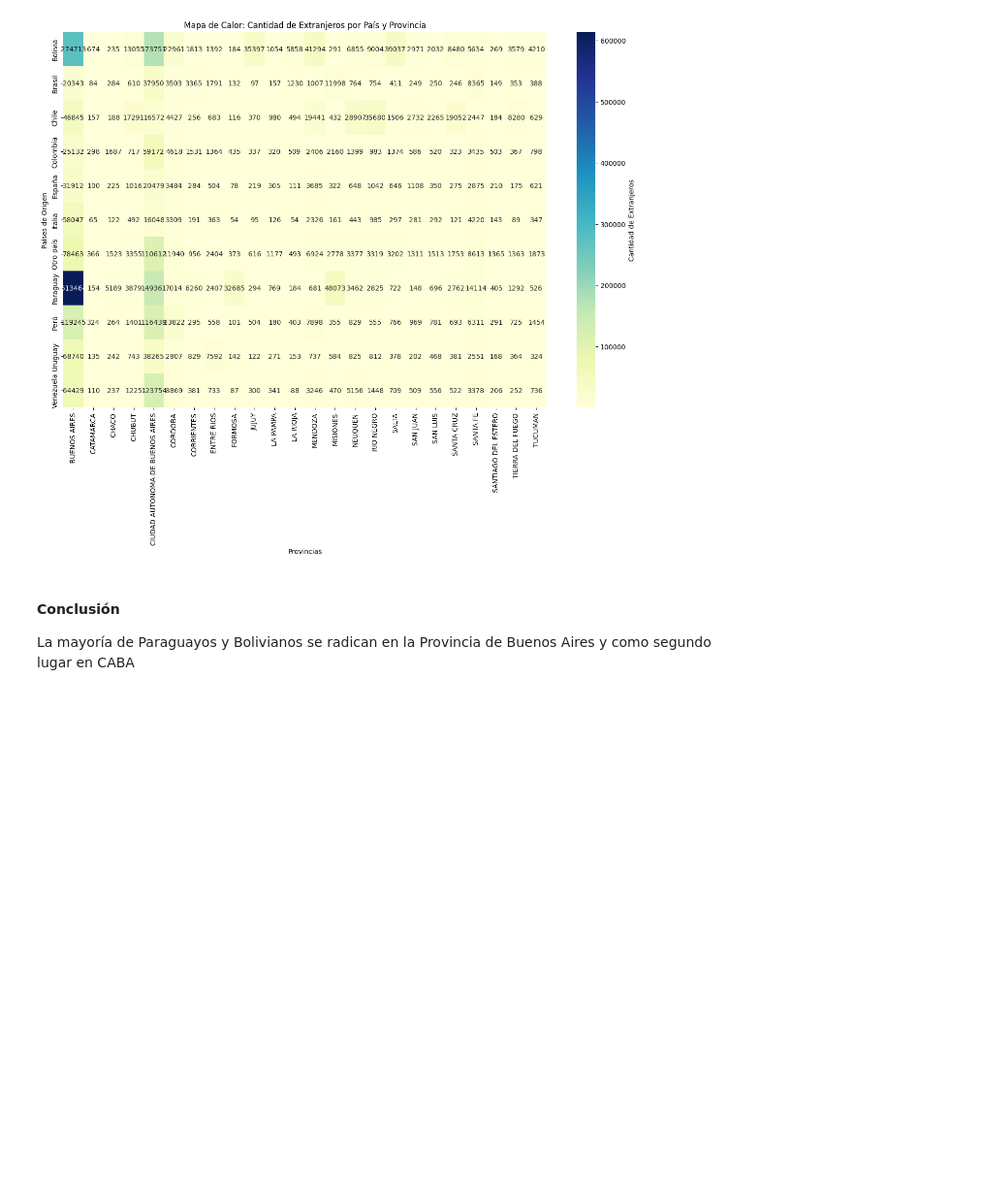
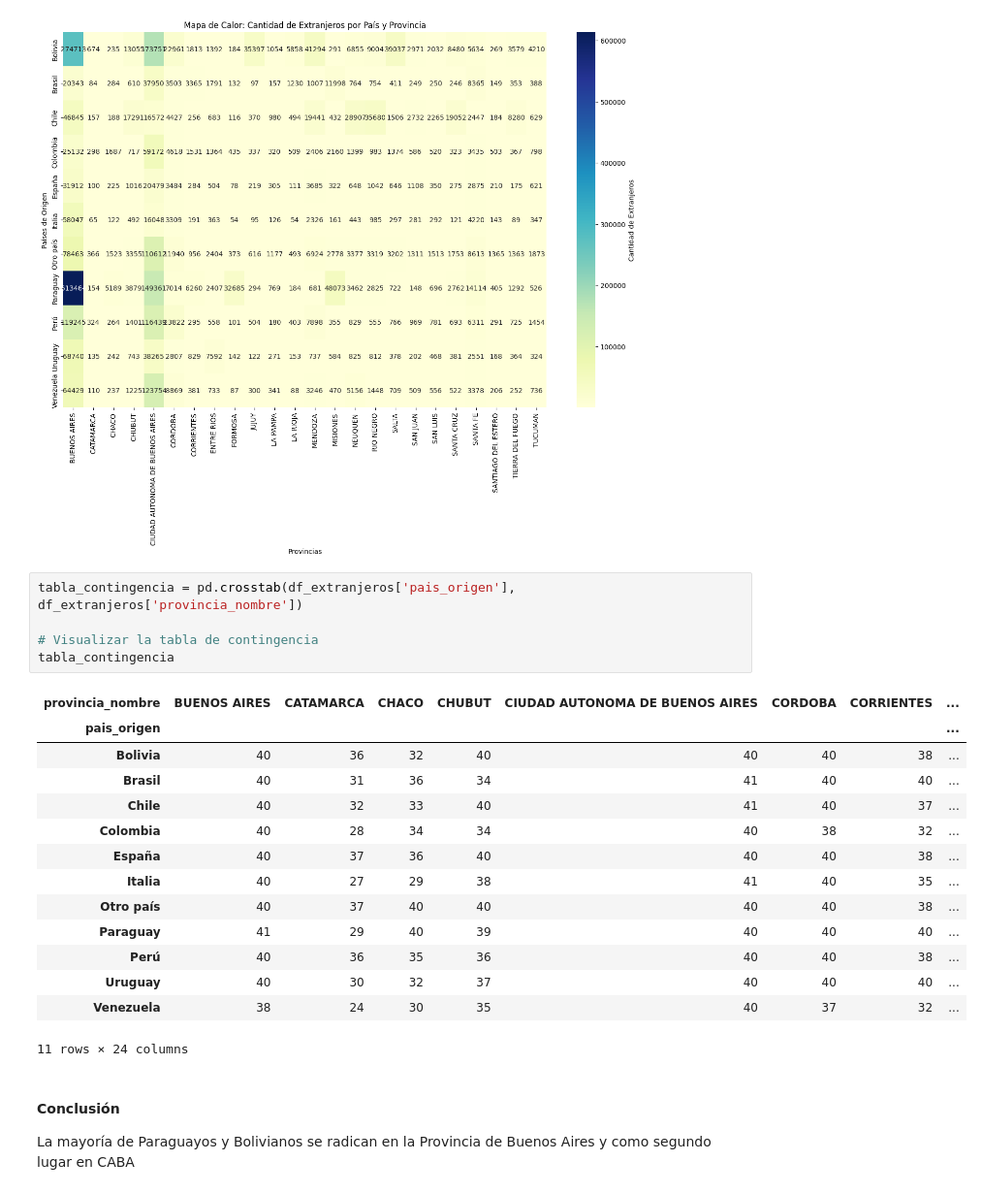
Before and after one commit to DATASCIENTISTSHENRY/PF_DataScience_Migraciones, a Jupyter notebook: EDA_ETL/ETL_EDA_Kpi_Amba.ipynb, the cells around one changed output. Shown at 97% size. Drawn from its saved outputs; the diff is of its cells as text; blank space fills up the shorter version.

```diff
--- a/EDA_ETL/ETL_EDA_Kpi_Amba.ipynb
+++ b/EDA_ETL/ETL_EDA_Kpi_Amba.ipynb
@@ -1248,6 +1248,26 @@ plt.ylabel('Países de Origen')
 plt.show()
 # %% [output]
 [figure]
+# %%
+tabla_contingencia = pd.crosstab(df_extranjeros['pais_origen'], df_extranjeros['provincia_nombre'])
+
+# Visualizar la tabla de contingencia
+tabla_contingencia
+# %% [output]
+| provincia_nombre | BUENOS AIRES | CATAMARCA | CHACO | CHUBUT | CIUDAD AUTONOMA DE BUENOS AIRES | CORDOBA | CORRIENTES | ... |
+| pais_origen |  |  |  |  |  |  |  | ... |
+| Bolivia | 40 | 36 | 32 | 40 | 40 | 40 | 38 | ... |
+| Brasil | 40 | 31 | 36 | 34 | 41 | 40 | 40 | ... |
+| Chile | 40 | 32 | 33 | 40 | 41 | 40 | 37 | ... |
+| Colombia | 40 | 28 | 34 | 34 | 40 | 38 | 32 | ... |
+| España | 40 | 37 | 36 | 40 | 40 | 40 | 38 | ... |
+| Italia | 40 | 27 | 29 | 38 | 41 | 40 | 35 | ... |
+| Otro país | 40 | 37 | 40 | 40 | 40 | 40 | 38 | ... |
+| Paraguay | 41 | 29 | 40 | 39 | 40 | 40 | 40 | ... |
+| Perú | 40 | 36 | 35 | 36 | 40 | 40 | 38 | ... |
+| Uruguay | 40 | 30 | 32 | 37 | 40 | 40 | 40 | ... |
+| Venezuela | 38 | 24 | 30 | 35 | 40 | 37 | 32 | ... |
+11 rows × 24 columns
 # %% [markdown]
 #### Conclusión
 
```
